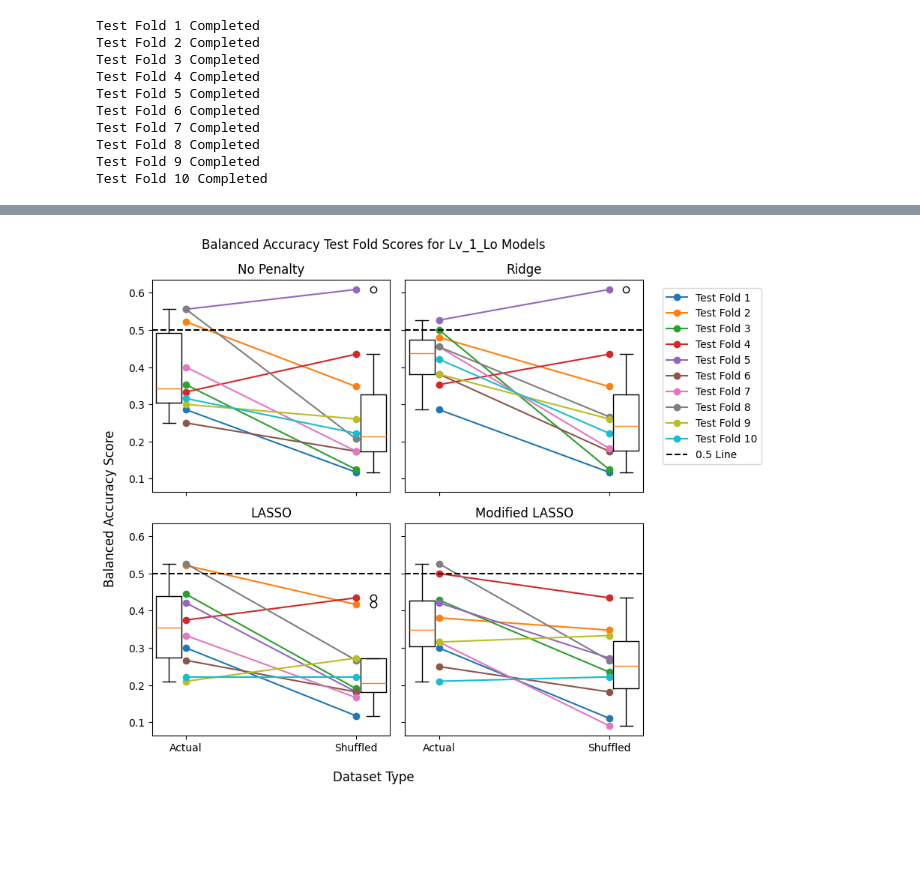
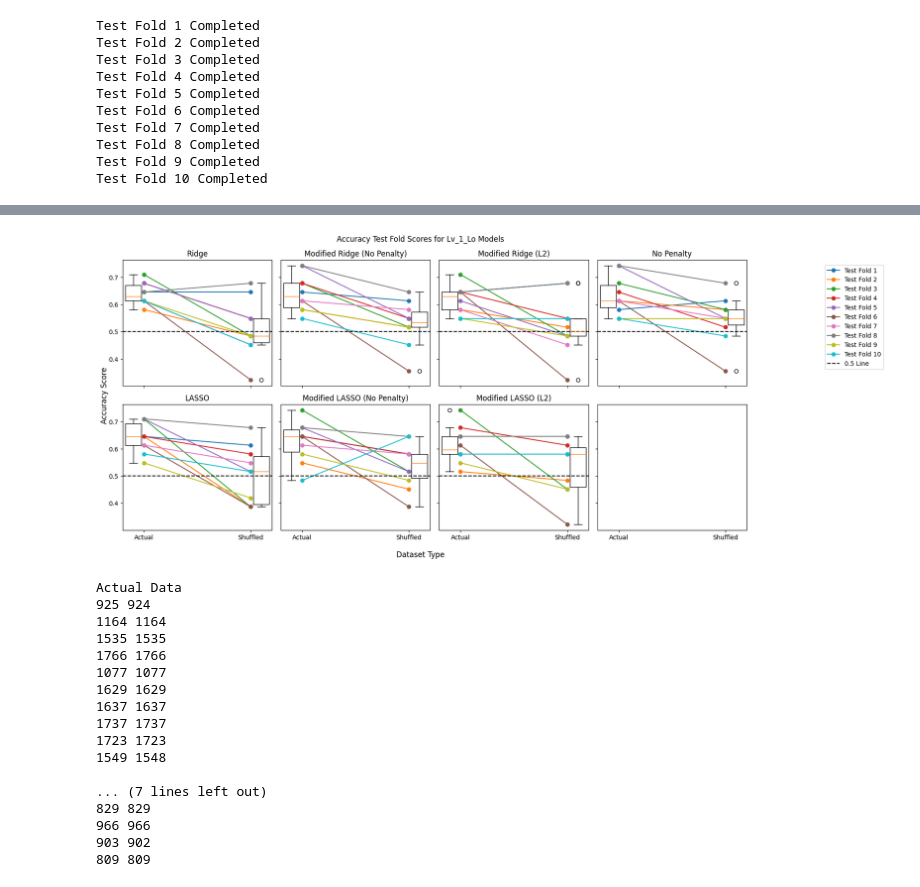
Before and after one commit to jaspershen21/jshen_DLA, a Jupyter notebook: 10_Fold_SMOTE.ipynb, the cells around one changed output, grey strips where cells are left out. Cells and saved outputs as stored; diff of their text form; code cells hidden in the pictures; blank space fills up the shorter version.

Commit message:
Create graphs and obtain feature count

```diff
--- a/10_Fold_SMOTE.ipynb
+++ b/10_Fold_SMOTE.ipynb
@@ -301,9 +302,9 @@ Test Fold 8 Completed
 Test Fold 9 Completed
 Test Fold 10 Completed
 # %%
-# Save data
-with open("./Pickle Files/10_Fold_SMOTE.pkl", "wb") as f:
-    pickle.dump((f1_scores, accuracy_scores, CV_models, modified_Ridge_features, modified_LASSO_features, f1_scores_shuffled, accuracy_scores_shuffled, CV_models_shuffled, modified_Ridge_features_shuffled, modified_LASSO_features_shuffled), f)
+# # Save data
+# with open("./Pickle Files/10_Fold_SMOTE.pkl", "wb") as f:
+#     pickle.dump((f1_scores, accuracy_scores, CV_models, modified_Ridge_features, modified_LASSO_features, f1_scores_shuffled, accuracy_scores_shuffled, CV_models_shuffled, modified_Ridge_features_shuffled, modified_LASSO_features_shuffled), f)
 # %%
 # Load data
 with open("./Pickle Files/10_Fold_SMOTE.pkl", "rb") as f:
@@ -316,15 +317,25 @@ def graph_folds(test_scores, test_scores_shuffled, predictors_df, outcomes_df, o
         baseline = (np.mean(outcomes_df[outcome_var])) / (np.mean(outcomes_df[outcome_var]) + 0.5)
         always_true_line = f1_score(outcomes_df[outcome_var], np.array([1 for _ in range(len(outcomes_df[outcome_var]))]))
         # always_false_line = f1_score(outcomes_df[outcome_var], np.array([0 for _ in range(len(outcomes_df[outcome_var]))]))
-    elif metric == "Balanced Accuracy":
+    elif metric == "Accuracy":
         # Baseline is 0.5
         baseline = 0.5
 
-    fig, axes = plt.subplots(2, 2, sharex = True, sharey = True)
+    fig, axes = plt.subplots(2, 4, sharex = True, sharey = True)
     fig.set_figheight(7.5)
-    fig.set_figwidth(7.5)
+    fig.set_figwidth(15)
 
-    for graph_no, (ax, penalty) in enumerate([(axes[0, 0], "No Penalty"), (axes[0, 1], "Ridge") , (axes[1, 0], "LASSO"), (axes[1, 1], "Modified LASSO")]):
+    for graph_no, (ax, penalty) in enumerate(
+        [
+            (axes[0, 0], "Ridge"),
+            (axes[0, 1], "Modified Ridge (No Penalty)"),
+            (axes[0, 2], "Modified Ridge (L2)"),
+            (axes[0, 3], "No Penalty"),
+            (axes[1, 0], "LASSO"),
+            (axes[1, 1], "Modified LASSO (No Penalty)"),
+            (axes[1, 2], "Modified LASSO (L2)")
+        ]):
+
         # Plot Actual vs Shuffled
         for i, (actual_score, shuffled_score) in enumerate(zip(test_scores[outcome_var][penalty], test_scores_shuffled[outcome_var][penalty])):
             ax.plot([0, 1], [actual_score, shuffled_score], marker = "o", label = f"Test Fold {i + 1}")
@@ -348,7 +359,6 @@ def graph_folds(test_scores, test_scores_shuffled, predictors_df, outcomes_df, o
         # Labeling Per Graph
         ax.set_title(penalty)
 
-
     # Labeling
     fig.supxlabel("Dataset Type")
     fig.supylabel(f"{metric} Score")
@@ -364,7 +374,36 @@ graph_folds(f1_scores, f1_scores_shuffled, predictors_df, outcomes_df, "Lv_1_Lo"
 # %%
-graph_folds(f1_scores, f1_scores_shuffled, predictors_df, outcomes_df, "Lv_1_Lo", "Accuracy")
+graph_folds(accuracy_scores, accuracy_scores_shuffled, predictors_df, outcomes_df, "Lv_1_Lo", "Accuracy")
 # %% [output]
-[figure, old version]
+[figure, new version]
+# %%
+# Get number of features
+print("Actual Data")
+for i in range(10):
+    print(np.sum(CV_models["Lv_1_Lo"]["LASSO"][i].coef_[0] != 0), np.sum(CV_models["Lv_1_Lo"]["Modified LASSO (No Penalty)"][i].coef_[0] != 0))
+
+print()
+
+print("Shuffled")
+for i in range(10):
+    print(np.sum(CV_models_shuffled["Lv_1_Lo"]["LASSO"][i].coef_[0] != 0), np.sum(CV_models_shuffled["Lv_1_Lo"]["Modified LASSO (No Penalty)"][i].coef_[0] != 0))
+# %% [output]
+Actual Data
+925 924
+1164 1164
+1535 1535
+1766 1766
+1077 1077
+1629 1629
+1637 1637
+1737 1737
+1723 1723
+1549 1548
+
+... (7 lines left out)
+829 829
+966 966
+903 902
+809 809
 # %%
 # Get number of features
 print("Actual Data")
```
Also changed, not shown: parts of 9 cells of this notebook.
